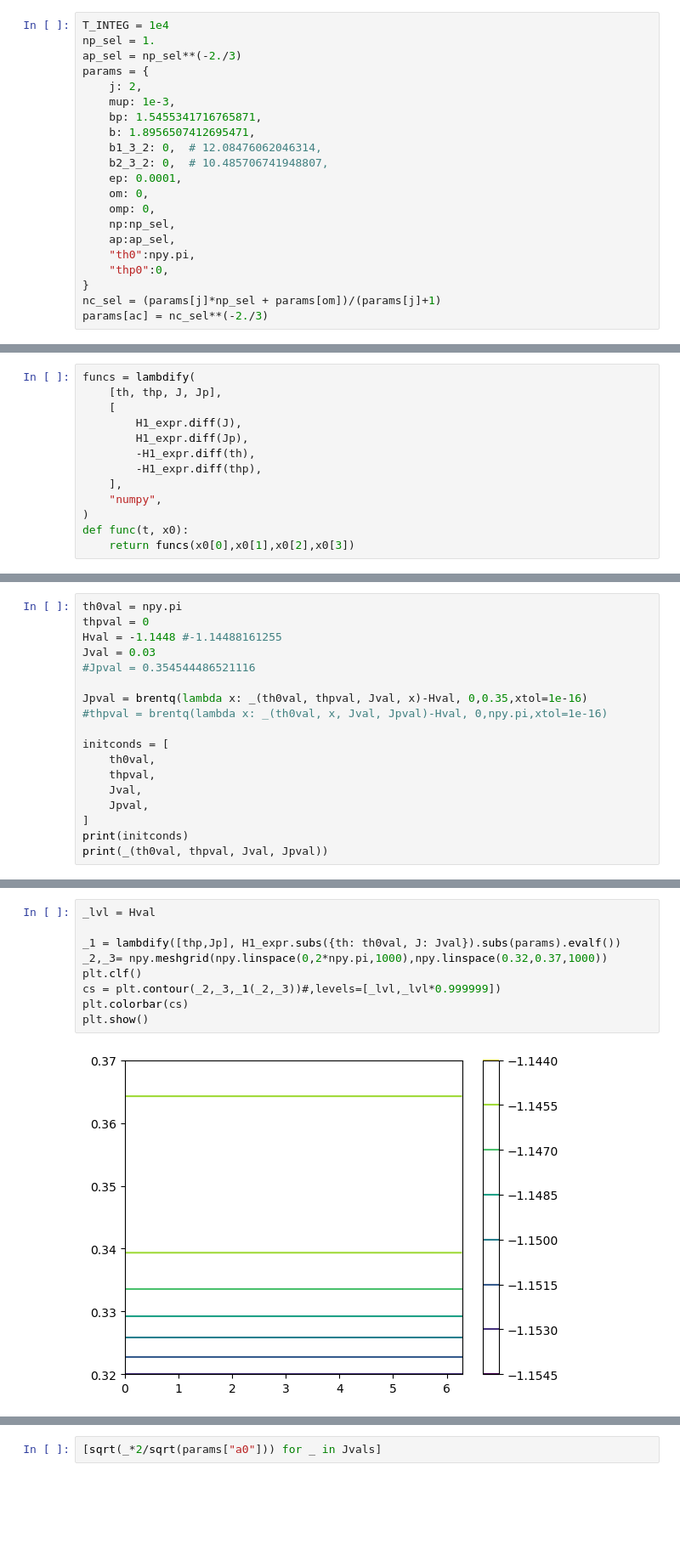
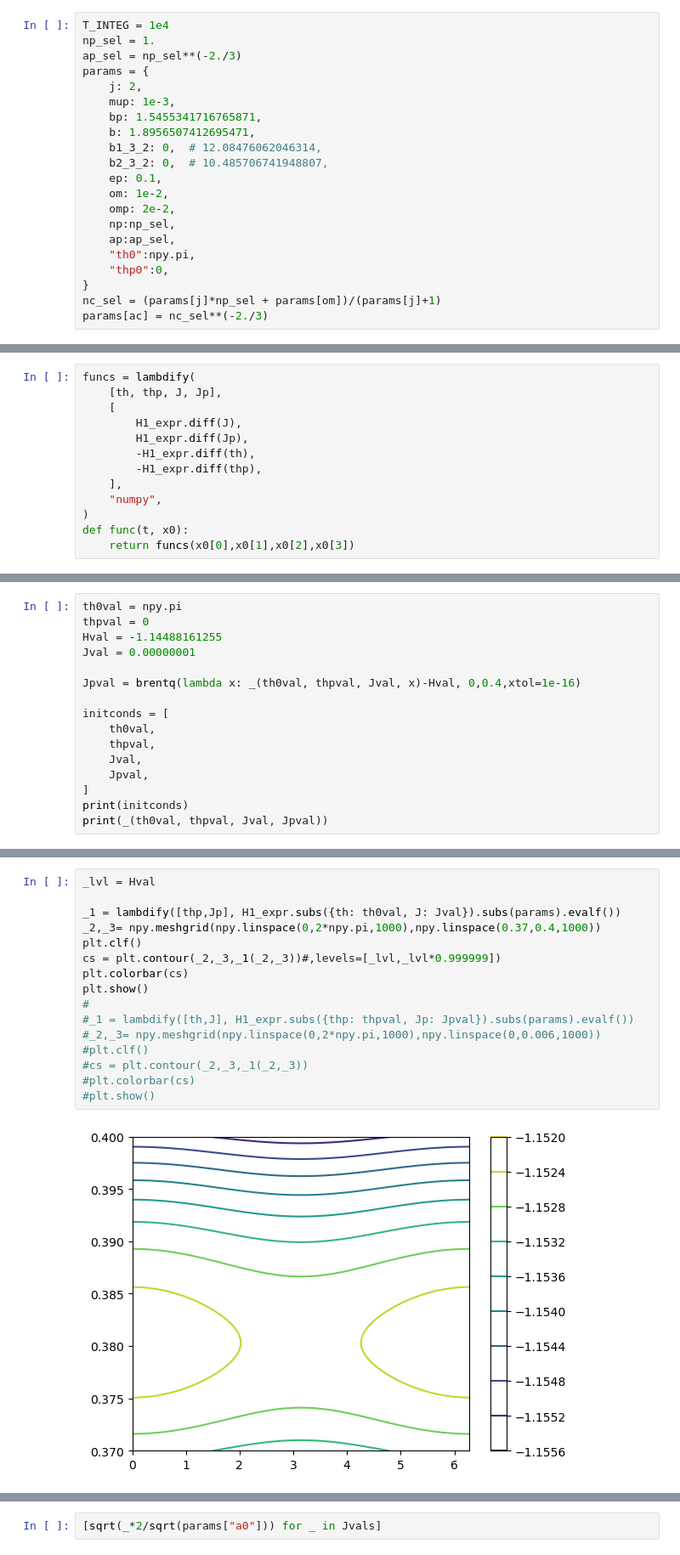
Before and after one commit to jtlaune/wc-apsidal-precession, a Jupyter notebook: paper-2-poincaire.ipynb, the cells around one changed output, grey strips where cells are left out. Shown at 85% size. Cells and saved outputs as stored; diff of their text form; blank space fills up the shorter version.

```diff
--- a/paper-2-poincaire.ipynb
+++ b/paper-2-poincaire.ipynb
@@ -46,9 +46,9 @@ params = {
     b: 1.8956507412695471,
     b1_3_2: 0,  # 12.08476062046314,
     b2_3_2: 0,  # 10.485706741948807,
-    ep: 0.0001,
-    om: 0,
-    omp: 0,
+    ep: 0.1,
+    om: 1e-2,
+    omp: 2e-2,
     np:np_sel,
     ap:ap_sel,
     "th0":npy.pi,
@@ -136,12 +140,10 @@ plt.plot(npy.linspace(0,2*npy.pi), _f(npy.linspace(0,2*npy.pi)))
 # %%
 th0val = npy.pi
 thpval = 0
-Hval = -1.1448 #-1.14488161255
-Jval = 0.03
-#Jpval = 0.354544486521116
+Hval = -1.14488161255
+Jval = 0.00000001
 
-Jpval = brentq(lambda x: _(th0val, thpval, Jval, x)-Hval, 0,0.35,xtol=1e-16)
-#thpval = brentq(lambda x: _(th0val, x, Jval, Jpval)-Hval, 0,npy.pi,xtol=1e-16)
+Jpval = brentq(lambda x: _(th0val, thpval, Jval, x)-Hval, 0,0.4,xtol=1e-16)
 
 initconds = [
     th0val,
@@ -161,11 +158,18 @@ print(Jpval-Jval)
 # %%
 _lvl = Hval
 
 _1 = lambdify([thp,Jp], H1_expr.subs({th: th0val, J: Jval}).subs(params).evalf())
-_2,_3= npy.meshgrid(npy.linspace(0,2*npy.pi,1000),npy.linspace(0.32,0.37,1000))
+_2,_3= npy.meshgrid(npy.linspace(0,2*npy.pi,1000),npy.linspace(0.37,0.4,1000))
 plt.clf()
 cs = plt.contour(_2,_3,_1(_2,_3))#,levels=[_lvl,_lvl*0.999999])
 plt.colorbar(cs)
 plt.show()
+#
+#_1 = lambdify([th,J], H1_expr.subs({thp: thpval, Jp: Jpval}).subs(params).evalf())
+#_2,_3= npy.meshgrid(npy.linspace(0,2*npy.pi,1000),npy.linspace(0,0.006,1000))
+#plt.clf()
+#cs = plt.contour(_2,_3,_1(_2,_3))
+#plt.colorbar(cs)
+#plt.show()
 # %% [output]
-[figure, old version]
+[figure, new version]
```
Also changed, not shown: parts of 12 cells of this notebook, 1 other file.
